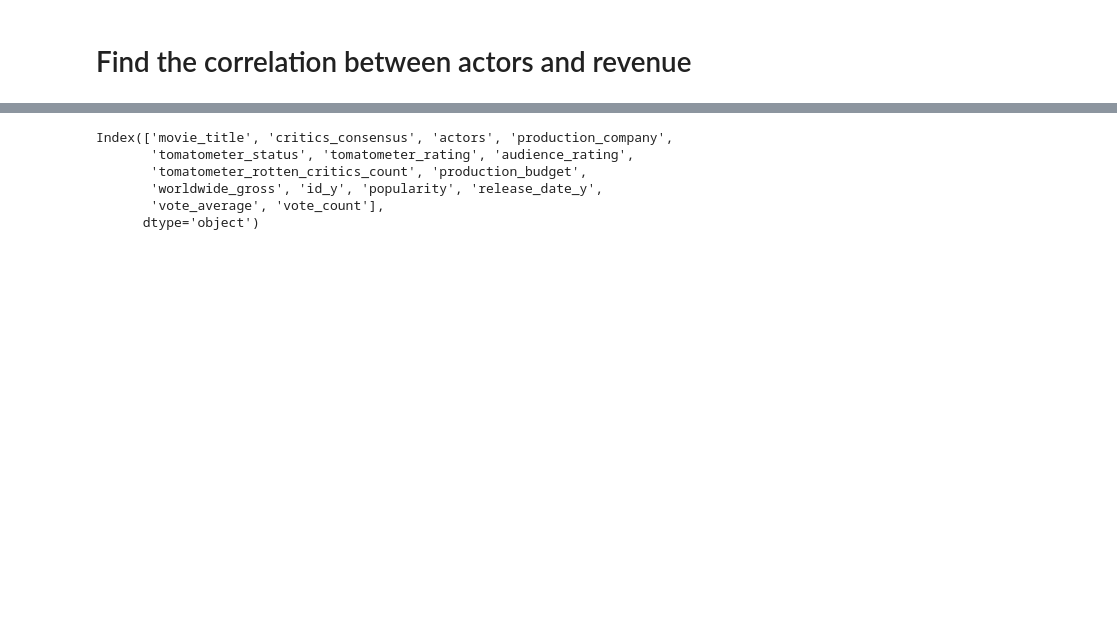
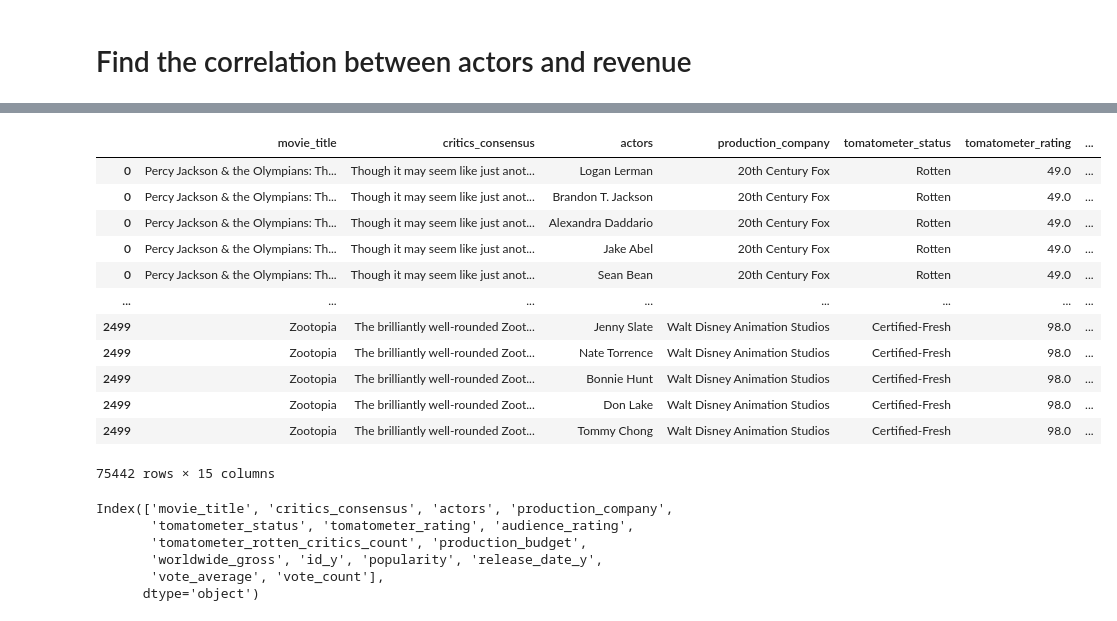
Before and after one commit to jchandleroneal/microsoft-movie-analysis, a Jupyter notebook: movie_analysis.ipynb, the cells around one changed output, grey strips where cells are left out. Saved outputs shown, nothing was run; the diff lists cells and outputs as text; code cells hidden in the pictures; blank space fills up the shorter version.

```diff
--- a/movie_analysis.ipynb
+++ b/movie_analysis.ipynb
@@ -79,5 +85,21 @@ example.actors = example.actors.str.split(',')
 # %%
 example = example.explode('actors')
+# %%
+example
+# %% [output]
+|  | movie_title | critics_consensus | actors | production_company | tomatometer_status | tomatometer_rating | ... |
+| 0 | Percy Jackson & the Olympians: Th... | Though it may seem like just anot... | Logan Lerman | 20th Century Fox | Rotten | 49.0 | ... |
+| 0 | Percy Jackson & the Olympians: Th... | Though it may seem like just anot... | Brandon T. Jackson | 20th Century Fox | Rotten | 49.0 | ... |
+| 0 | Percy Jackson & the Olympians: Th... | Though it may seem like just anot... | Alexandra Daddario | 20th Century Fox | Rotten | 49.0 | ... |
+| 0 | Percy Jackson & the Olympians: Th... | Though it may seem like just anot... | Jake Abel | 20th Century Fox | Rotten | 49.0 | ... |
+| 0 | Percy Jackson & the Olympians: Th... | Though it may seem like just anot... | Sean Bean | 20th Century Fox | Rotten | 49.0 | ... |
+| ... | ... | ... | ... | ... | ... | ... | ... |
+| 2499 | Zootopia | The brilliantly well-rounded Zoot... | Jenny Slate | Walt Disney Animation Studios | Certified-Fresh | 98.0 | ... |
+| 2499 | Zootopia | The brilliantly well-rounded Zoot... | Nate Torrence | Walt Disney Animation Studios | Certified-Fresh | 98.0 | ... |
+| 2499 | Zootopia | The brilliantly well-rounded Zoot... | Bonnie Hunt | Walt Disney Animation Studios | Certified-Fresh | 98.0 | ... |
+| 2499 | Zootopia | The brilliantly well-rounded Zoot... | Don Lake | Walt Disney Animation Studios | Certified-Fresh | 98.0 | ... |
+| 2499 | Zootopia | The brilliantly well-rounded Zoot... | Tommy Chong | Walt Disney Animation Studios | Certified-Fresh | 98.0 | ... |
+75442 rows × 15 columns
 # %%
 example.columns
 # %% [output]
```
Also changed, not shown: parts of 14 cells of this notebook.
